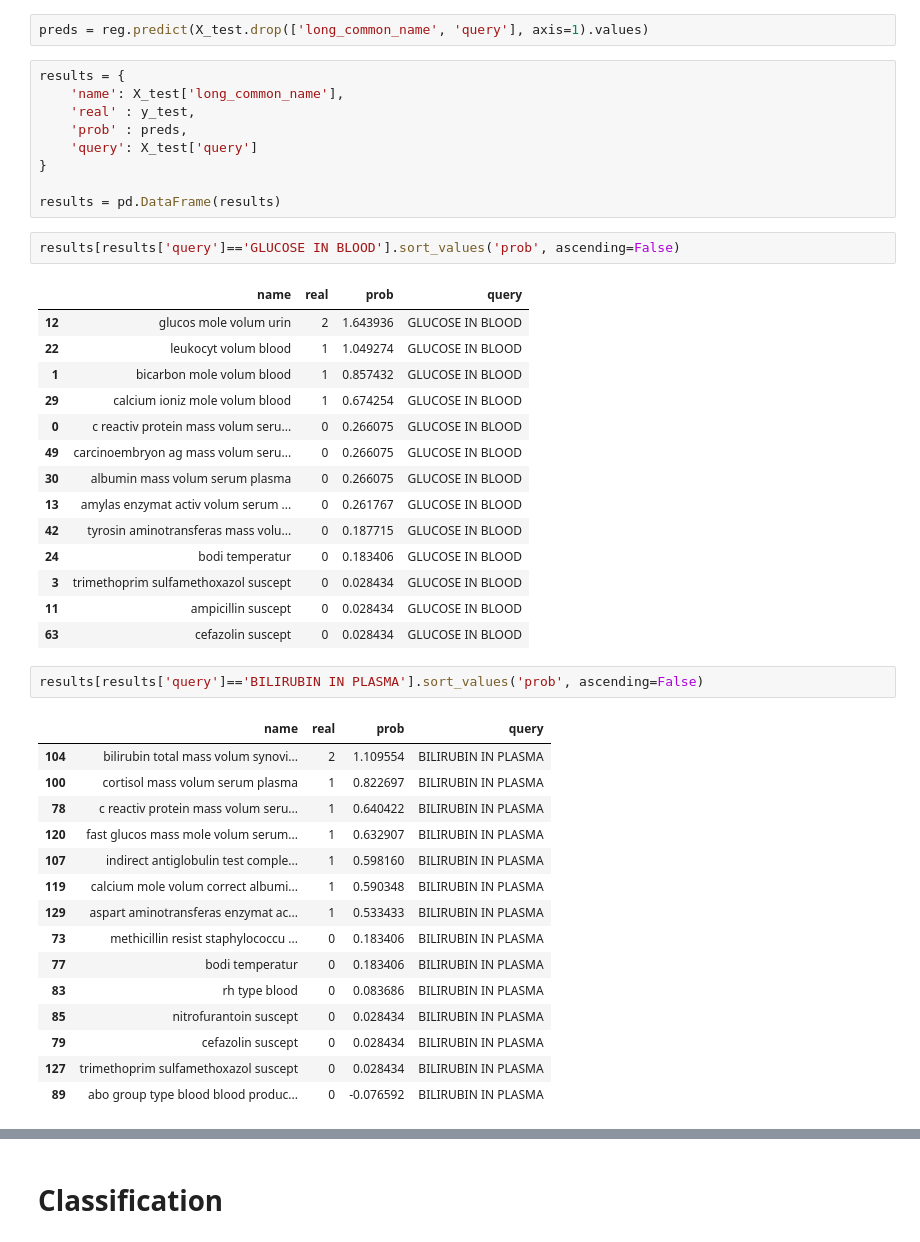
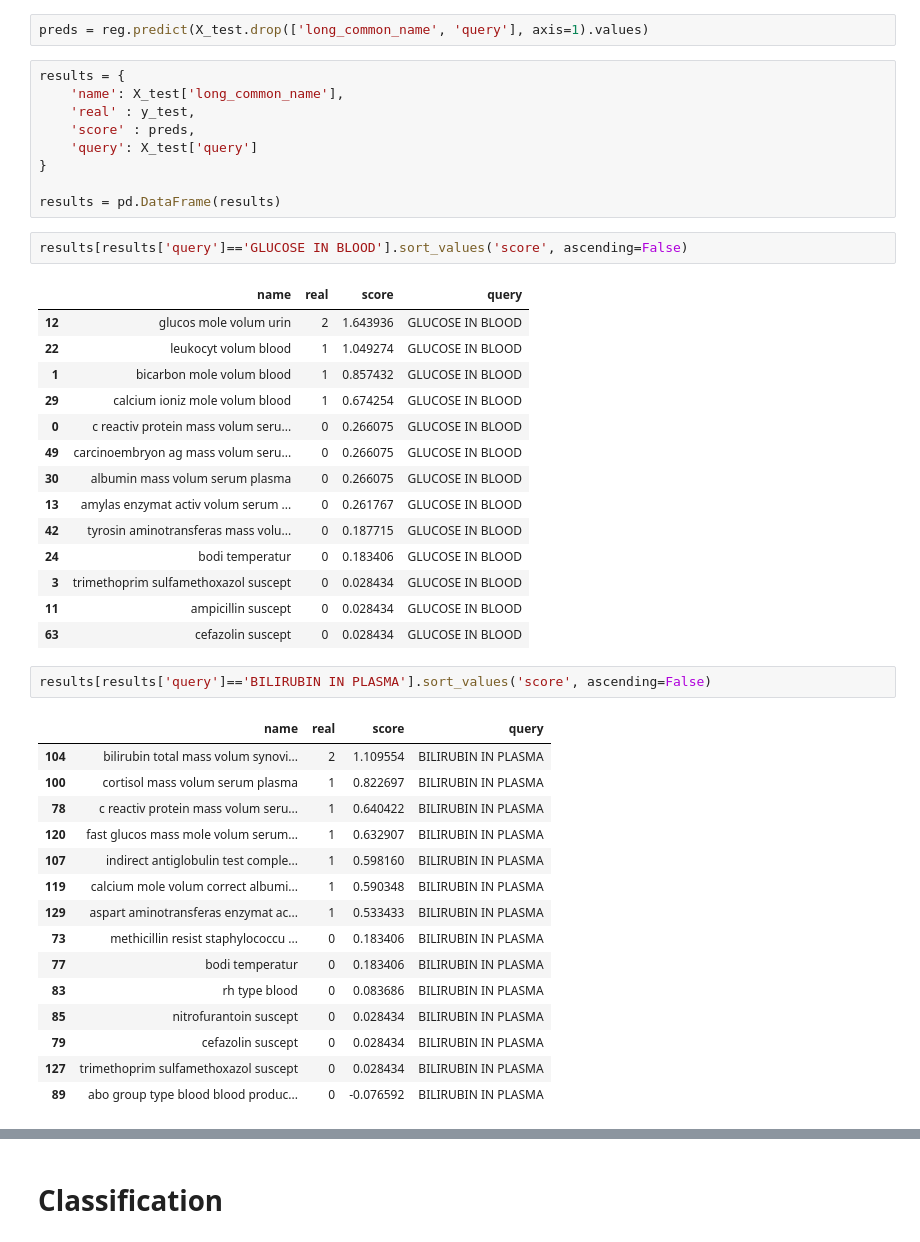
Before and after one commit to Jaimemorillo/Pointwise-ML-Ranking, a Jupyter notebook: Pointwise_LOINC.ipynb, the cells around one changed output, grey strips where cells are left out. Drawn from its saved outputs; the diff is of its cells as text.

```diff
--- a/Pointwise_LOINC.ipynb
+++ b/Pointwise_LOINC.ipynb
@@ -218,15 +218,15 @@ preds = reg.predict(X_test.drop(['long_common_name', 'query'], axis=1).values)
 results = {
     'name': X_test['long_common_name'],
     'real' : y_test,
-    'prob' : preds,
+    'score' : preds,
     'query': X_test['query']
 }
 
 results = pd.DataFrame(results)
 # %%
-results[results['query']=='GLUCOSE IN BLOOD'].sort_values('prob', ascending=False)
+results[results['query']=='GLUCOSE IN BLOOD'].sort_values('score', ascending=False)
 # %% [output]
-|  | name | real | prob | query |
+|  | name | real | score | query |
 | 12 | glucos mole volum urin | 2 | 1.643936 | GLUCOSE IN BLOOD |
 | 22 | leukocyt volum blood | 1 | 1.049274 | GLUCOSE IN BLOOD |
 | 1 | bicarbon mole volum blood | 1 | 0.857432 | GLUCOSE IN BLOOD |
@@ -241,9 +241,9 @@ results[results['query']=='GLUCOSE IN BLOOD'].sort_values('prob', ascending=Fals
 | 11 | ampicillin suscept | 0 | 0.028434 | GLUCOSE IN BLOOD |
 | 63 | cefazolin suscept | 0 | 0.028434 | GLUCOSE IN BLOOD |
 # %%
-results[results['query']=='BILIRUBIN IN PLASMA'].sort_values('prob', ascending=False)
+results[results['query']=='BILIRUBIN IN PLASMA'].sort_values('score', ascending=False)
 # %% [output]
-|  | name | real | prob | query |
+|  | name | real | score | query |
 | 104 | bilirubin total mass volum synovi... | 2 | 1.109554 | BILIRUBIN IN PLASMA |
 | 100 | cortisol mass volum serum plasma | 1 | 0.822697 | BILIRUBIN IN PLASMA |
 | 78 | c reactiv protein mass volum seru... | 1 | 0.640422 | BILIRUBIN IN PLASMA |
```
Also changed, not shown: parts of 5 cells of this notebook.
